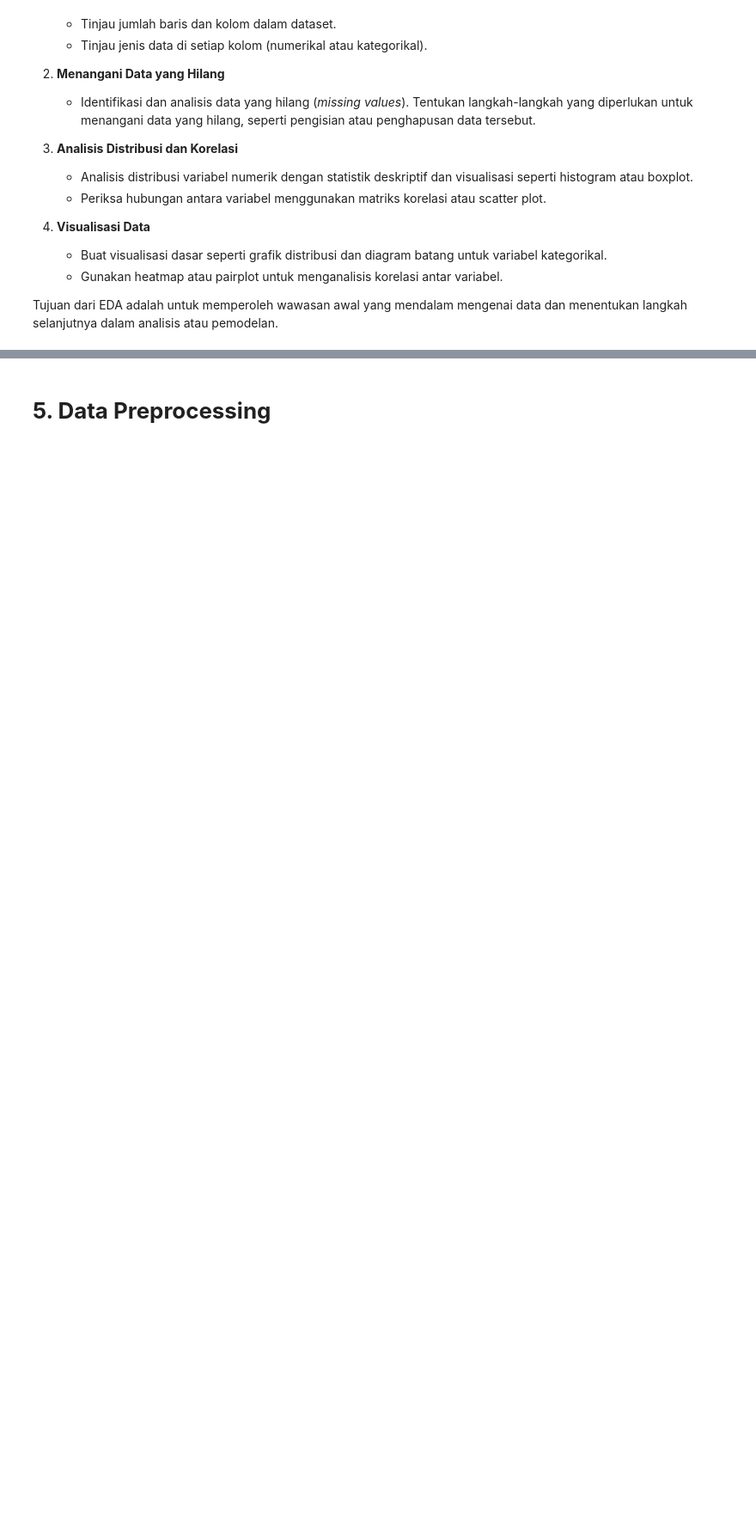
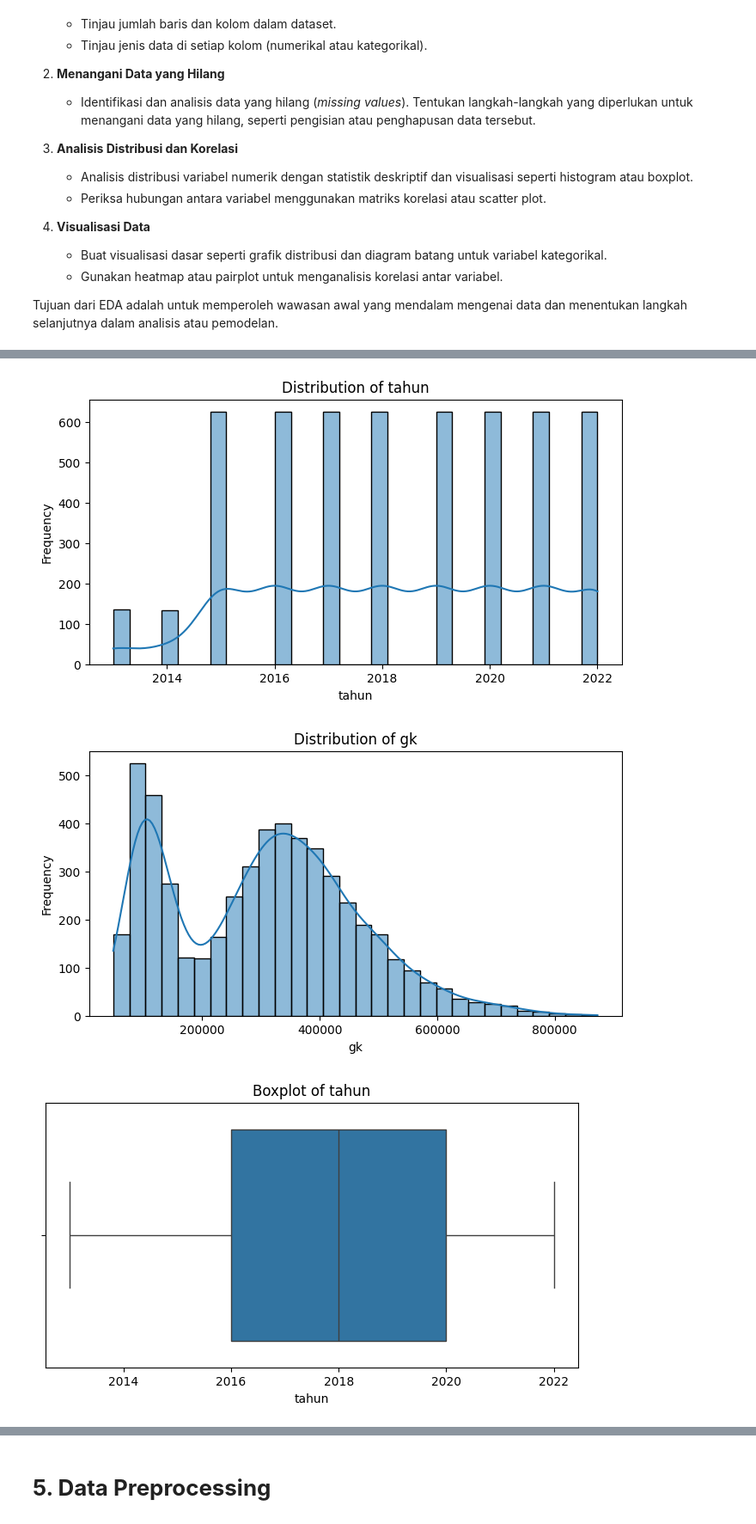
Before and after one commit to rizalgianf/Proyek-ML-Clustering_Klasifikasi, a Jupyter notebook: [Clustering]_Submission_Akhir_BMLP_Rizal.ipynb, the cells around one changed output, grey strips where cells are left out. Shown: that part at 86% size. Drawn from its saved outputs; the diff is of its cells as text; code cells hidden in the pictures; blank space fills up the shorter version.

```diff
--- a/[Clustering]_Submission_Akhir_BMLP_Rizal.ipynb
+++ b/[Clustering]_Submission_Akhir_BMLP_Rizal.ipynb
@@ -72,0 +109,76 @@ Tujuan dari EDA adalah untuk memperoleh wawasan awal yang mendalam mengenai data
+# %%
+# Inspect Dataset
+print("First 5 rows of the dataset:")
+print(data.head())
+
+print("\nDataset structure:")
+print(data.info())
+
+print("\nSummary statistics:")
+print(data.describe())
+
+# Check for missing values
+missing_values = data.isnull().sum()
+print("Missing values in each column:")
+print(missing_values)
+
+# Handle missing values (example: drop rows with missing values)
+data_cleaned = data.dropna()
+print("\nDataset after handling missing values:")
+print(data_cleaned.info())
+
+
+# Select numerical columns
+numerical_columns = data_cleaned.select_dtypes(include=['float64', 'int64']).columns
+
+# Plot histograms for numerical features
+for column in numerical_columns:
+    plt.figure(figsize=(8, 4))
+    sns.histplot(data_cleaned[column], kde=True, bins=30)
+    plt.title(f"Distribution of {column}")
+    plt.xlabel(column)
+    plt.ylabel("Frequency")
+    plt.show()
+
+# Plot boxplots for numerical features
+for column in numerical_columns:
+    plt.figure(figsize=(8, 4))
+    sns.boxplot(x=data_cleaned[column])
+    plt.title(f"Boxplot of {column}")
+    plt.xlabel(column)
+    plt.show()
+
+# Select categorical columns
+categorical_columns = data_cleaned.select_dtypes(include=['object']).columns
+
+# Plot bar plots for categorical features
+for column in categorical_columns:
+    plt.figure(figsize=(8, 4))
+    data_cleaned[column].value_counts().plot(kind='bar')
+    plt.title(f"Frequency of {column}")
+    plt.xlabel(column)
+    plt.ylabel("Count")
+    plt.show()
+
+# Compute correlation matrix
+correlation_matrix = data_cleaned[numerical_columns].corr()
+
+# Plot heatmap
+plt.figure(figsize=(10, 8))
+sns.heatmap(correlation_matrix, annot=True, cmap='coolwarm', fmt=".2f")
+plt.title("Correlation Matrix")
+plt.show()
+
+# Pairplot for numerical features
+sns.pairplot(data_cleaned[numerical_columns])
+plt.show()
+
+# Example scatter plot for two numerical features
+if len(numerical_columns) >= 2:
+    plt.figure(figsize=(8, 6))
+    sns.scatterplot(x=data_cleaned[numerical_columns[0]], y=data_cleaned[numerical_columns[1]])
+    plt.title(f"Scatter Plot: {numerical_columns[0]} vs {numerical_columns[1]}")
+    plt.xlabel(numerical_columns[0])
+    plt.ylabel(numerical_columns[1])
+    plt.show()
+# %% [output]
@@ -72,0 +202,3 @@ Tujuan dari EDA adalah untuk memperoleh wawasan awal yang mendalam mengenai data
+[figure, added]
+[figure, added]
+[figure, added]
```
Also changed, not shown: parts of 7 cells of this notebook.
